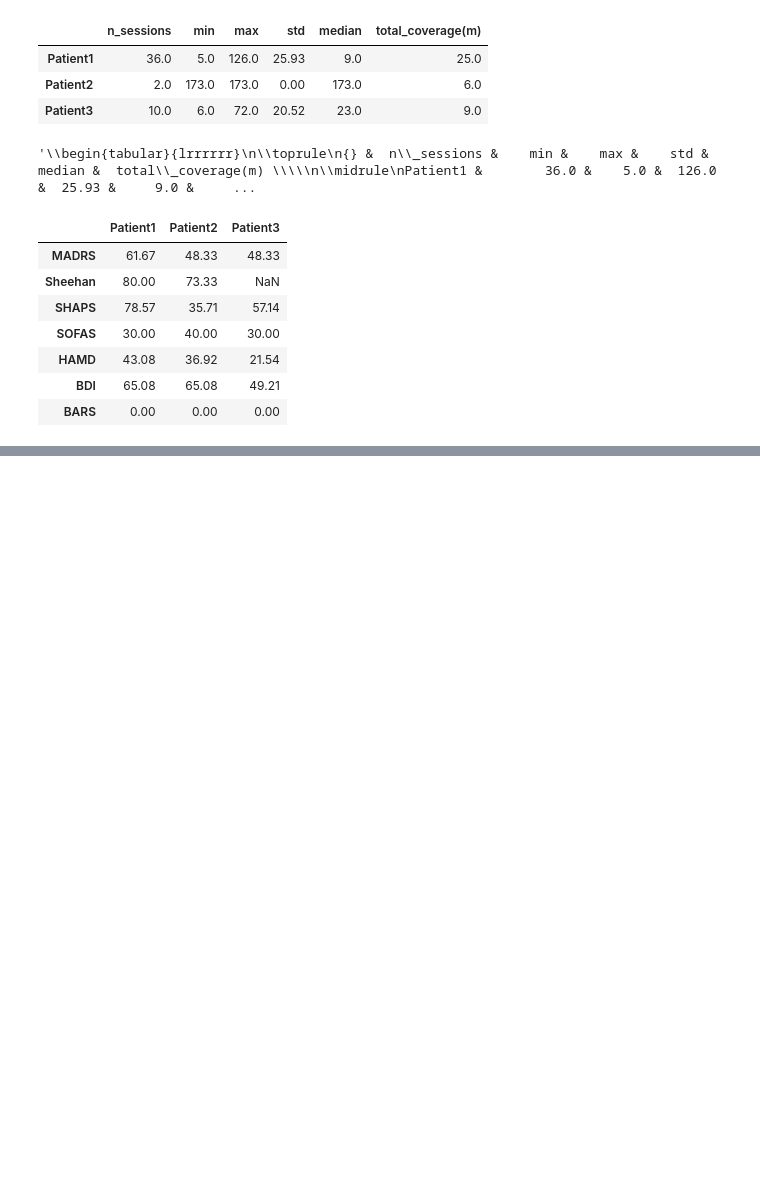
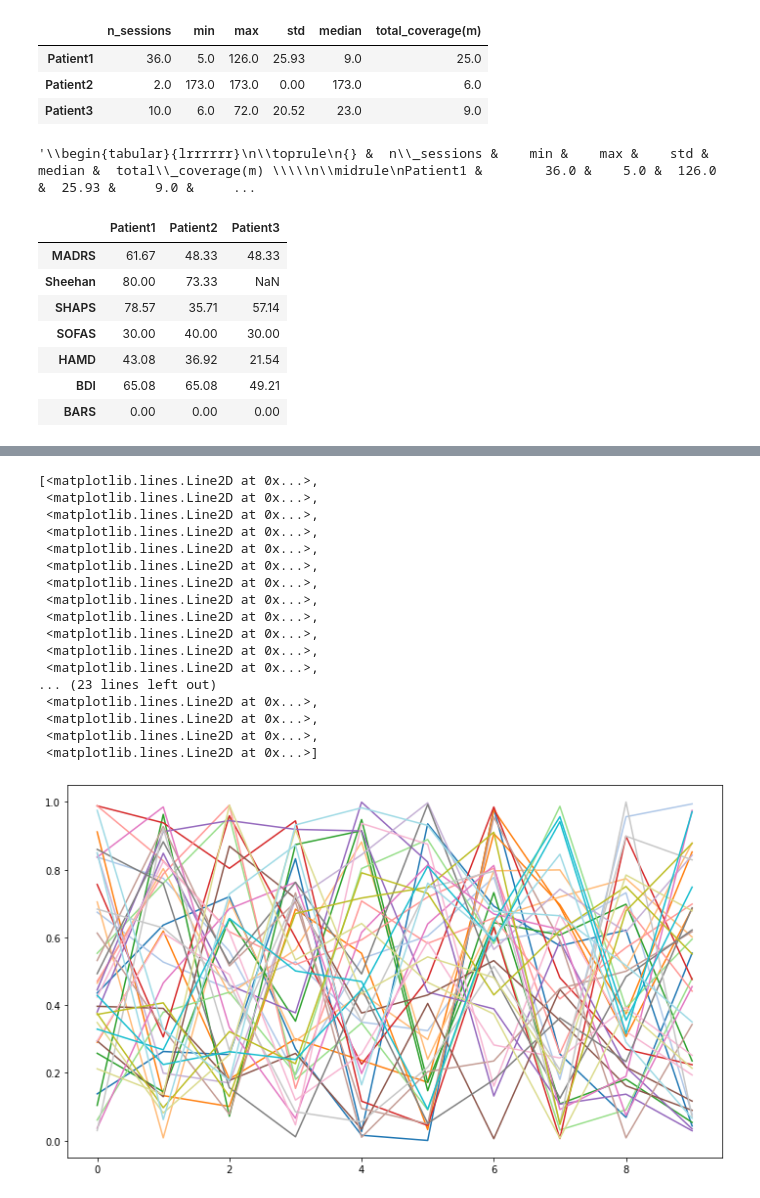
Before and after one commit to SimonaLeserri/DBSconnectivity, a Jupyter notebook: table sessions.ipynb, the cells around one changed output, grey strips where cells are left out. Cells and saved outputs as stored; diff of their text form; code cells hidden in the pictures; blank space fills up the shorter version.

```diff
--- a/table sessions.ipynb
+++ b/table sessions.ipynb
@@ -89,0 +93,4 @@ baseline_values
+# %%
+cmap = plt.cm.tab20
+rcParams['axes.prop_cycle'] = cycler(color=cmap(np.linspace(0, 1, 40)))
+my_colors = dict(zip(np.arange(1,40), rcParams['axes.prop_cycle'].by_key()['color']))
@@ -89,0 +117,22 @@ baseline_values
+# %%
+fig, ax2 = plt.subplots(1,1, figsize=(12,7))
+ax2.plot(range(10), np.random.random((10, 39)))
+# %% [output]
+[<matplotlib.lines.Line2D at 0x...>,
+ <matplotlib.lines.Line2D at 0x...>,
+ <matplotlib.lines.Line2D at 0x...>,
+ <matplotlib.lines.Line2D at 0x...>,
+ <matplotlib.lines.Line2D at 0x...>,
+ <matplotlib.lines.Line2D at 0x...>,
+ <matplotlib.lines.Line2D at 0x...>,
+ <matplotlib.lines.Line2D at 0x...>,
+ <matplotlib.lines.Line2D at 0x...>,
+ <matplotlib.lines.Line2D at 0x...>,
+ <matplotlib.lines.Line2D at 0x...>,
+ <matplotlib.lines.Line2D at 0x...>,
+... (23 lines left out)
+ <matplotlib.lines.Line2D at 0x...>,
+ <matplotlib.lines.Line2D at 0x...>,
+ <matplotlib.lines.Line2D at 0x...>,
+ <matplotlib.lines.Line2D at 0x...>]
+[figure, added]
```
Also changed, not shown: parts of 6 cells of this notebook, 18 other files.
